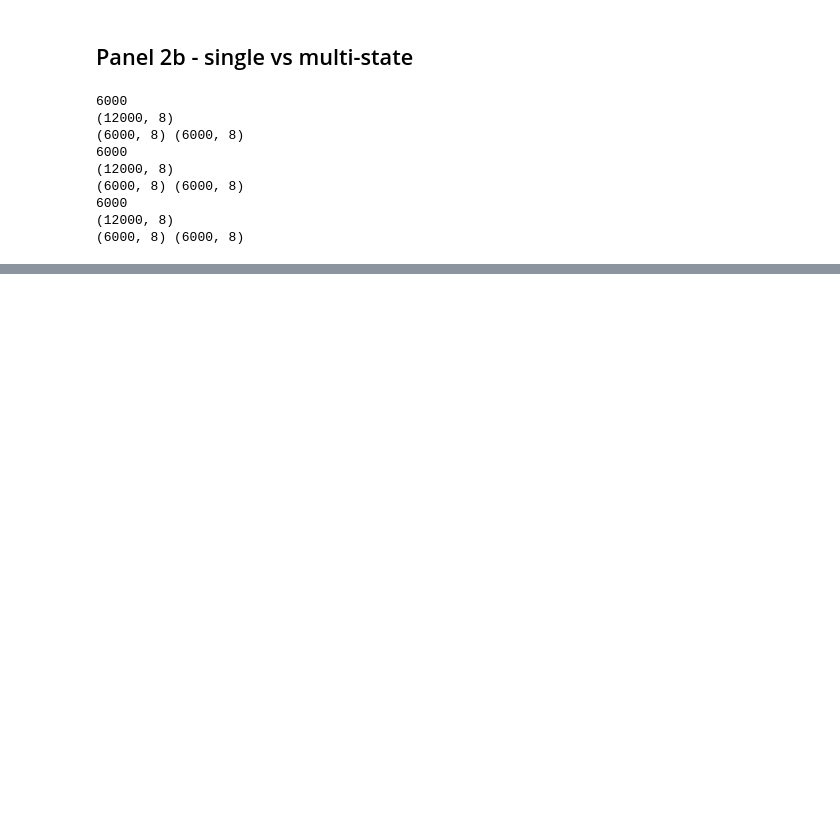
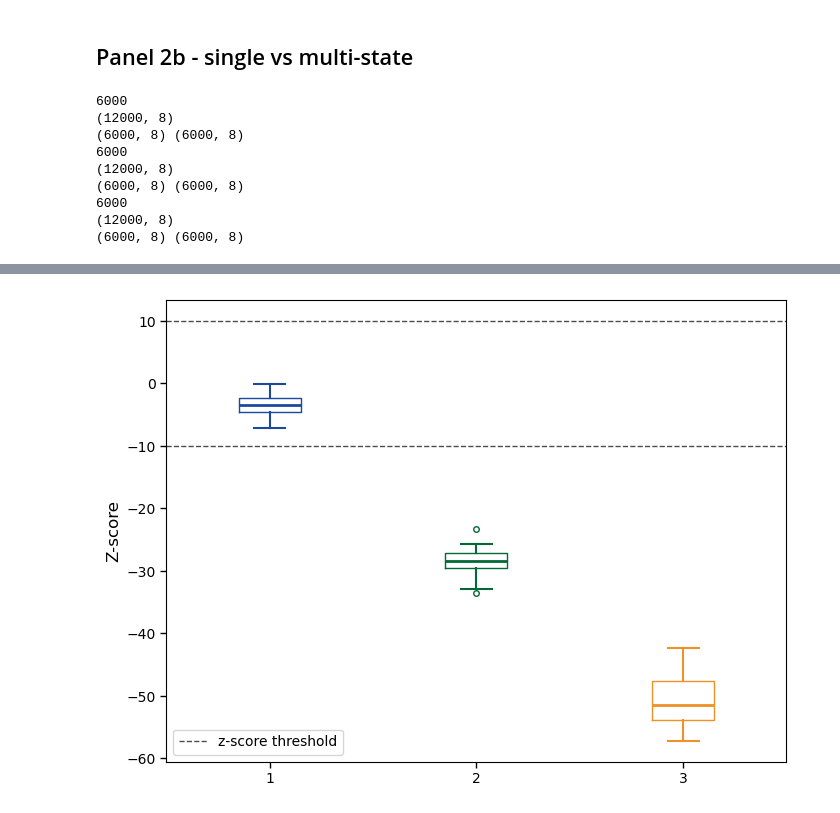
Before and after one commit to Keerthana910234/TwINFER, a Jupyter notebook: scripts_to_make_figures/figure_2.ipynb, the cells around one changed output, grey strips where cells are left out. Cells and saved outputs as stored; diff of their text form; code cells hidden in the pictures; blank space fills up the shorter version.

```diff
--- a/scripts_to_make_figures/figure_2.ipynb
+++ b/scripts_to_make_figures/figure_2.ipynb
@@ -1229 +1400,72 @@ else:
+# %%
+# Create separate z-score figure
+fig_zscore = plt.figure(figsize=(8, 6))
+ax_zscore = fig_zscore.add_subplot(111)
+
+# Create z-score boxplot
+z_box = ax_zscore.boxplot(z_scores, patch_artist=False, showfliers=True)
+
+# Style z-score boxplot with matching colors
+for i, patch in enumerate(z_box['boxes']):
+    patch.set_color(colors[i])
+    patch.set_clip_on(False)
+
+for i, median in enumerate(z_box['medians']):
+    median.set_color(colors[i])
+    median.set_linewidth(2)
+    median.set_clip_on(False)
+
+for i, whisker in enumerate(z_box['whiskers']):
+    whisker.set_color(colors[i//2])  # Each box has 2 whiskers
+    whisker.set_linewidth(1.5)
+    whisker.set_clip_on(False)
+
+for i, cap in enumerate(z_box['caps']):
+    cap.set_color(colors[i//2])  # Each box has 2 caps
+    cap.set_linewidth(1.5)
+    cap.set_clip_on(False)
+
+# Style outliers
+for i, flier in enumerate(z_box['fliers']):
+    if len(flier.get_data()[0]) > 0:
+        flier.set_markerfacecolor('none')
+        flier.set_markeredgecolor(colors[i])
+        flier.set_markersize(4)
+
+# Add z-score thresholds
+ax_zscore.axhline(-1*z_score_threshold, linestyle="--", color="black", linewidth=1, alpha=0.7, label="z-score threshold")
+ax_zscore.axhline(z_score_threshold, linestyle="--", color="black", linewidth=1, alpha=0.7)
+
+# Add threshold text
+# ax_zscore.text(3, -1*z_score_threshold, f'z-score threshold = {z_score_threshold}',
+#                verticalalignment='top', horizontalalignment='right', fontsize=12)
+
+ax_zscore.tick_params(
+        axis='both',
+        which='both',
+        # bottom=True, top=False, left=True, right=False,
+        # labelbottom=False, labelleft=False,
+        length=4, width=1,
+        labelsize=10
+    )
+
+# Set labels and styling
+ax_zscore.set_xticks([1,2,3])
+# ax_zscore.set_xticklabels(["A->B, single-state", "A,B, multi-state", "A->B, multi-state"],
+#                          fontsize=10, rotation=45, ha='right')
+ax_zscore.set_ylabel("Z-score", fontsize=12)
+ax_zscore.tick_params(labelsize=10)
+ax_zscore.legend(fontsize=10)
+
+# Save z-score plot
+plt.savefig(f"{output_folder}/zscore_boxplot_with_labels.svg",
+           format="svg",
+           bbox_inches='tight',
+           facecolor='none',
+           edgecolor='none',
+           transparent=True)
+
+plt.show()
+# %% [output]
+[figure, added]
 # %%
```
Also changed, not shown: parts of 12 cells of this notebook, 2 other files.
